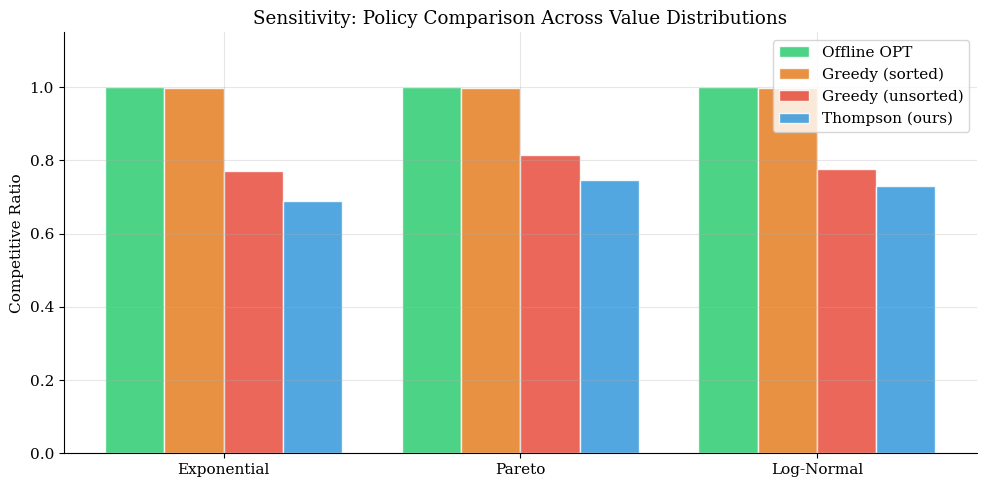
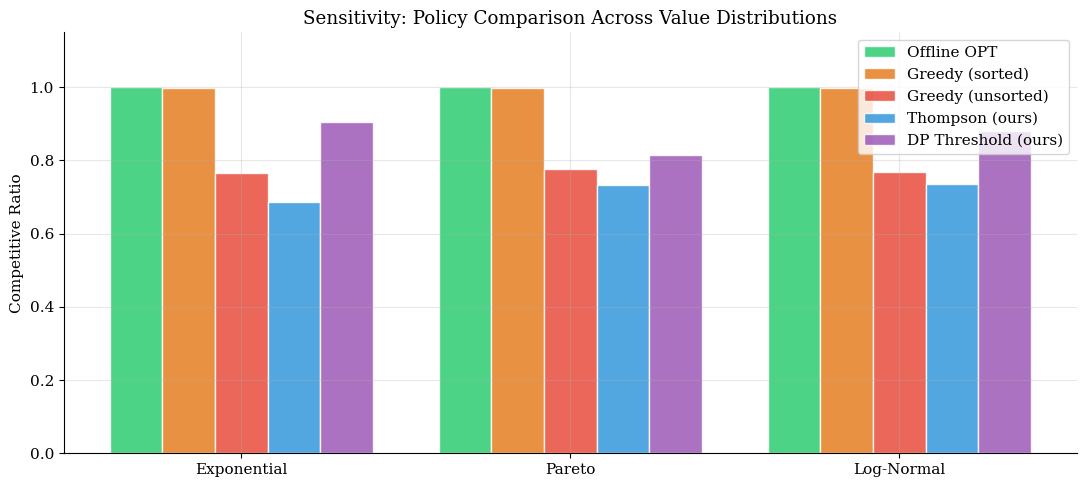
The change to this notebook cell's code, shown as a diff; its figure went from the first image to the second:
--- before
+++ after
@@ -7,6 +7,10 @@
     'Log-Normal':  lambda n: np.random.lognormal(0.0, 1.0, n),
 }
-policies = ['offline_knapsack', 'greedy_sorted', 'greedy_unsorted', 'thompson']
+policies = ['offline_knapsack', 'greedy_sorted', 'greedy_unsorted', 'thompson', 'threshold']
 sens_results = {}
+
+# c* calibrated for Exp(1); applying to Pareto/LogNormal tests distributional robustness
+np.random.seed(SEED)
+c_star_sens = sim.compute_threshold(B=B, lam=LAM, mu=MU)
 
 for dist_name, val_fn in dists.items():
@@ -26,16 +30,17 @@
         ts_val, _ = sim.thompson_sampling(v, g, B, mu=MU)
         bucket['thompson'].append(ts_val)
+        bucket['threshold'].append(sim.apply_threshold(v, g, c_star_sens, B))
     opt_mean = np.mean(bucket['offline_knapsack'])
     sens_results[dist_name] = {p: np.mean(bucket[p])/opt_mean for p in policies}
 
 x = np.arange(len(dists))
-width = 0.2
-pol_labels = ['Offline OPT', 'Greedy (sorted)', 'Greedy (unsorted)', 'Thompson (ours)']
-pol_colors = ['#2ecc71', '#e67e22', '#e74c3c', '#3498db']
-fig, ax = plt.subplots(figsize=(10, 5))
+width = 0.16
+pol_labels = ['Offline OPT', 'Greedy (sorted)', 'Greedy (unsorted)', 'Thompson (ours)', 'DP Threshold (ours)']
+pol_colors = ['#2ecc71', '#e67e22', '#e74c3c', '#3498db', '#9b59b6']
+fig, ax = plt.subplots(figsize=(11, 5))
 for i, (p, label, color) in enumerate(zip(policies, pol_labels, pol_colors)):
     vals = [sens_results[d][p] for d in dists]
     ax.bar(x + i*width, vals, width, label=label, color=color, alpha=0.85, edgecolor='white')
-ax.set_xticks(x + width*1.5)
+ax.set_xticks(x + width * 2)
 ax.set_xticklabels(dists.keys())
 ax.set_ylabel('Competitive Ratio')

Commit: debugged a bit of the resulting figures. Should be final. Interesting findings!